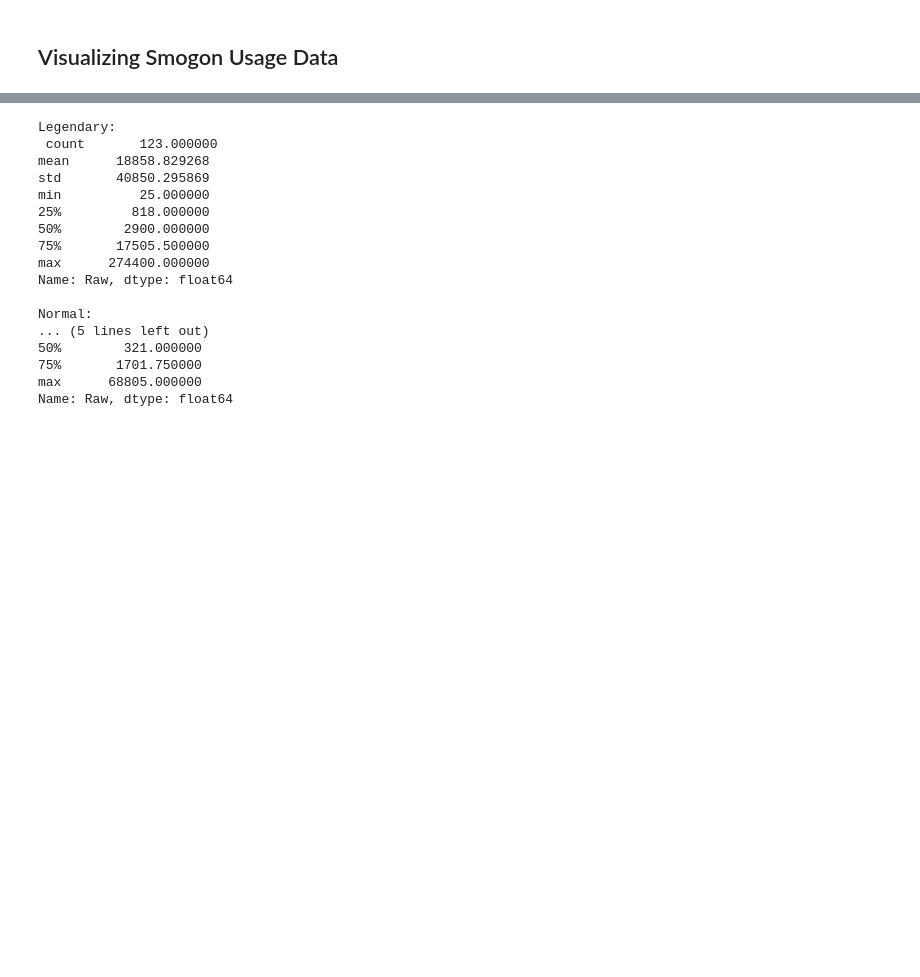
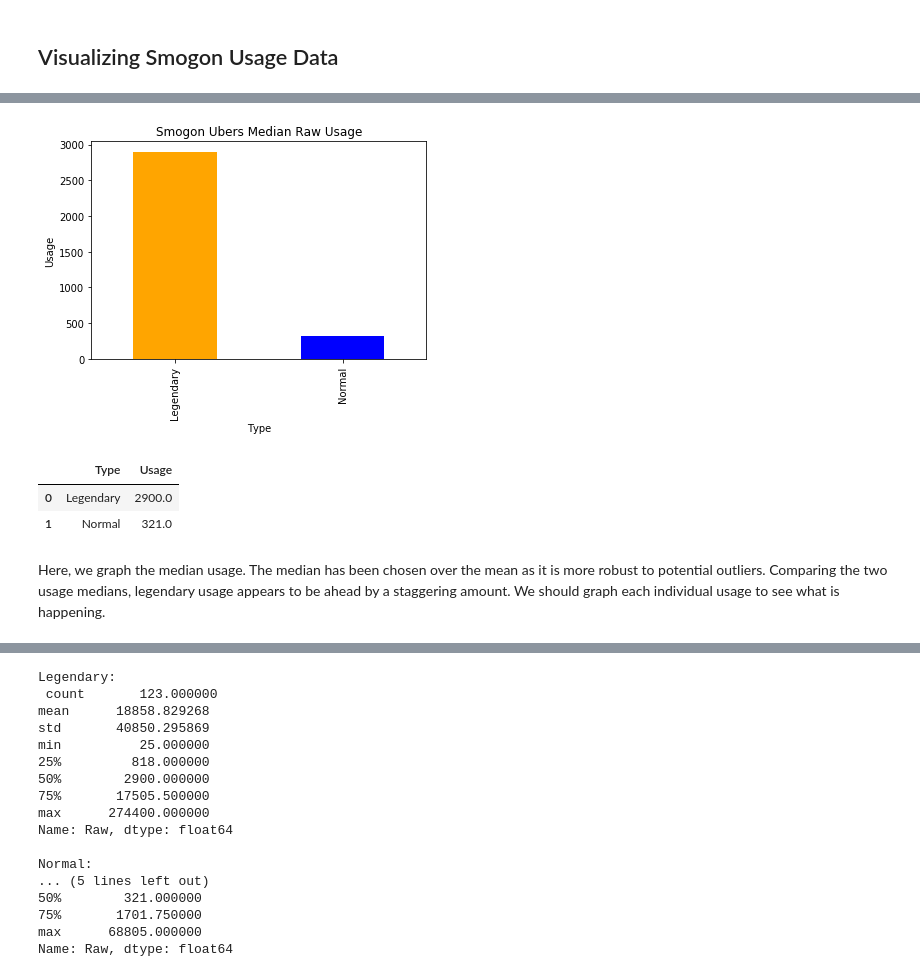
Before and after one commit to WhipeeDip/COGS108-Project, a Jupyter notebook: FinalProject.ipynb, the cells around one changed output, grey strips where cells are left out. Saved outputs shown, nothing was run; the diff lists cells and outputs as text; code cells hidden in the pictures; blank space fills up the shorter version.

```diff
--- a/FinalProject.ipynb
+++ b/FinalProject.ipynb
@@ -407,3 +479,22 @@ Comparing the overall combined raw usage of legendary against normal Pokemon, we
+# %%
+smogon_graph_data_usage = [
+  ['Legendary', smogon_legend_df['Raw'].median()],
+  ['Normal', smogon_normal_df['Raw'].median()]
+]
+smogon_usage_graph_df = pd.DataFrame(smogon_graph_data_usage, columns = ['Type', 'Usage'])
+ax_smogon_usage = smogon_usage_graph_df.plot.bar(x = 'Type', y = 'Usage', title = 'Smogon Ubers Median Raw Usage',
+  legend = False, color = ['orange', 'blue'])
+ax_smogon_usage.set_xlabel('Type')
+ax_smogon_usage.set_ylabel('Usage')
+plt.show()
+smogon_usage_graph_df
+# %% [output]
+[figure, added]
+|  | Type | Usage |
+| 0 | Legendary | 2900.0 |
+| 1 | Normal | 321.0 |
+# %% [markdown]
+Here, we graph the median usage. The median has been chosen over the mean as it is more robust to potential outliers. Comparing the two usage medians, legendary usage appears to be ahead by a staggering amount. We should graph each individual usage to see what is happening.
 # %%
 # plot raw usage against rank
 plt.scatter(smogon_legend_df['Rank'], smogon_legend_df['Raw'], color = 'orange')
```
Also changed, not shown: parts of 60 cells of this notebook.
